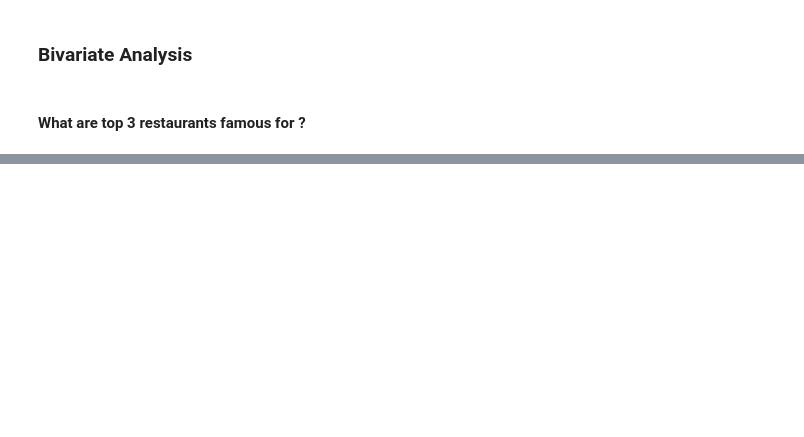
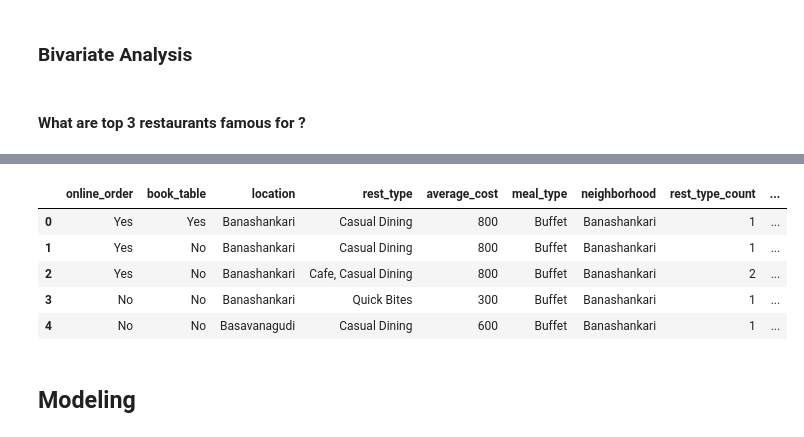
Before and after one commit to RamyGendy/Prediction-Resturants-Success, a Jupyter notebook: predict-restaurant-success.ipynb, the cells around one changed output, grey strips where cells are left out. Saved outputs shown, nothing was run; the diff lists cells and outputs as text; code cells hidden in the pictures; blank space fills up the shorter version.

```diff
--- a/predict-restaurant-success.ipynb
+++ b/predict-restaurant-success.ipynb
@@ -270,0 +558,14 @@ os.remove("/kaggle/working/Ratings.csv")
+# %%
+df['target'] = 0
+df.loc[df['rate'] >= 3.7, 'target'] = 1
+# %%
+df.drop('rate', axis = 1, inplace = True)
+# %%
+df.head()
+# %% [output]
+|  | online_order | book_table | location | rest_type | average_cost | meal_type | neighborhood | rest_type_count | ... |
+| 0 | Yes | Yes | Banashankari | Casual Dining | 800 | Buffet | Banashankari | 1 | ... |
+| 1 | Yes | No | Banashankari | Casual Dining | 800 | Buffet | Banashankari | 1 | ... |
+| 2 | Yes | No | Banashankari | Cafe, Casual Dining | 800 | Buffet | Banashankari | 2 | ... |
+| 3 | No | No | Banashankari | Quick Bites | 300 | Buffet | Banashankari | 1 | ... |
+| 4 | No | No | Basavanagudi | Casual Dining | 600 | Buffet | Banashankari | 1 | ... |
@@ -270,0 +574,2 @@ os.remove("/kaggle/working/Ratings.csv")
+# %% [markdown]
+## Modeling
```
Also changed, not shown: parts of 78 cells of this notebook.
